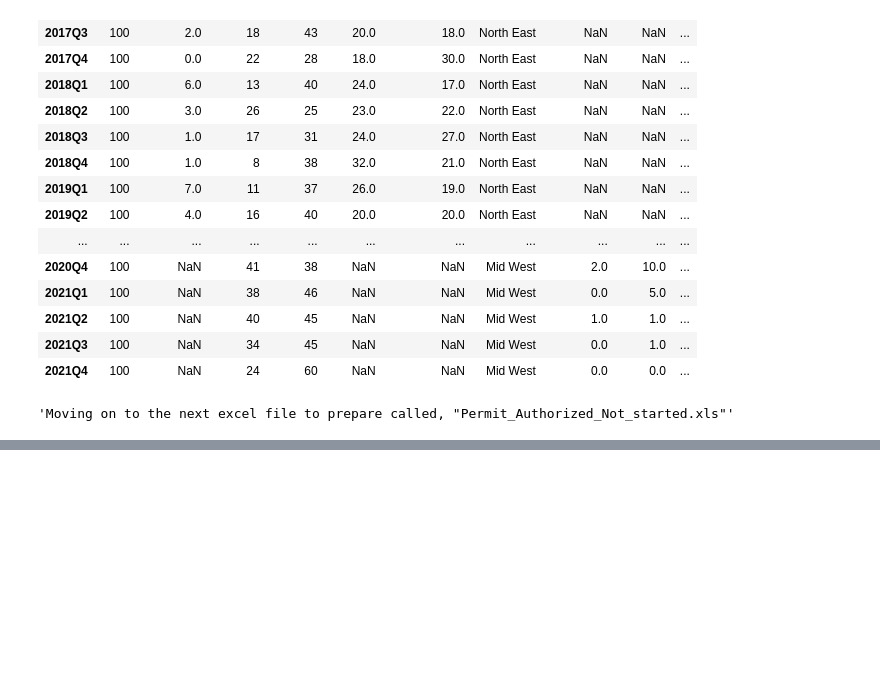
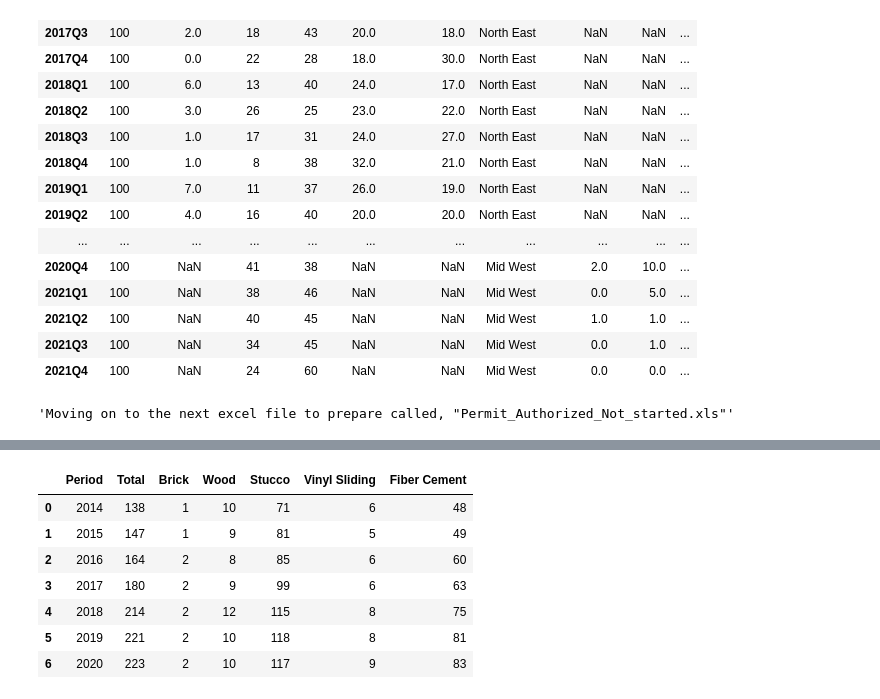
Before and after one commit to tiko148/Construction_EDA, a Jupyter notebook: data_preparation_1.ipynb, the cells around one changed output, grey strips where cells are left out. Drawn from its saved outputs; the diff is of its cells as text; code cells hidden in the pictures; blank space fills up the shorter version.

```diff
--- a/data_preparation_1.ipynb
+++ b/data_preparation_1.ipynb
@@ -411,0 +411,54 @@ construction_status_2021.to_csv('construction_status_2021.csv')
+# %%
+exterior_type = pd.read_excel("exterior_type_completed.xls",sheet_name="SFTotalExWallMat",header=None,
+                                                                 skiprows=49, nrows= 7,
+                                                                  index_col = None, usecols="A:G", names =[ 'Period','Total',
+                                                                                                               'Brick',
+                                                                                                               'Wood',
+                                                                                                               'Stucco',
+                                                                                                               'Vinyl Sliding',
+                                                                                                               'Fiber Cement'])
+
+Northeast = pd.read_excel("exterior_type_completed.xls",sheet_name="SFTotalExWallMat",header=None,
+                                                                 skiprows=101, nrows= 7,
+                                                                  index_col = None, usecols="A:G", names =[ 'Period','Total',
+                                                                                                               'Brick',
+                                                                                                               'Wood',
+                                                                                                               'Stucco',
+                                                                                                               'Vinyl Sliding',
+                                                                                                              'Fiber Cement'])
+
+
+Midwest = pd.read_excel("exterior_type_completed.xls",sheet_name="SFTotalExWallMat",header=None,
+                                                                 skiprows=153, nrows= 7,
+                                                                  index_col = None, usecols="A:G", names =[ 'Period','Total',
+                                                                                                               'Brick',
+                                                                                                               'Wood',
+                                                                                                               'Stucco',
+                                                                                                               'Vinyl Sliding',
+                                                                                                              'Fiber Cement'])
+
+South = pd.read_excel("exterior_type_completed.xls",sheet_name="SFTotalExWallMat",header=None,
+                                                                 skiprows=205, nrows= 7,
+                                                                  index_col = None, usecols="A:G", names =[ 'Period','Total',
+                                                                                                               'Brick',
+                                                                                                               'Wood',
+                                                                                                               'Stucco',
+                                                                                                               'Vinyl Sliding',
+                                                                                                       'Fiber Cement'])
+West = pd.read_excel("exterior_type_completed.xls",sheet_name="SFTotalExWallMat",header=None,
+                                                                 skiprows=257, nrows= 7,
+                                                                  index_col = None, usecols="A:G", names =[ 'Period','Total',
+                                                                                                               'Brick',
+                                                                                                               'Wood',
+                                                                                                               'Stucco',
+                                                                                                               'Vinyl Sliding',
+                                                                                                       'Fiber Cement'])
+# %% [output]
+|  | Period | Total | Brick | Wood | Stucco | Vinyl Sliding | Fiber Cement |
+| 0 | 2014 | 138 | 1 | 10 | 71 | 6 | 48 |
+| 1 | 2015 | 147 | 1 | 9 | 81 | 5 | 49 |
+| 2 | 2016 | 164 | 2 | 8 | 85 | 6 | 60 |
+| 3 | 2017 | 180 | 2 | 9 | 99 | 6 | 63 |
+| 4 | 2018 | 214 | 2 | 12 | 115 | 8 | 75 |
+| 5 | 2019 | 221 | 2 | 10 | 118 | 8 | 81 |
+| 6 | 2020 | 223 | 2 | 10 | 117 | 9 | 83 |
```
Also changed, not shown: parts of 15 cells of this notebook, 1 other file.
